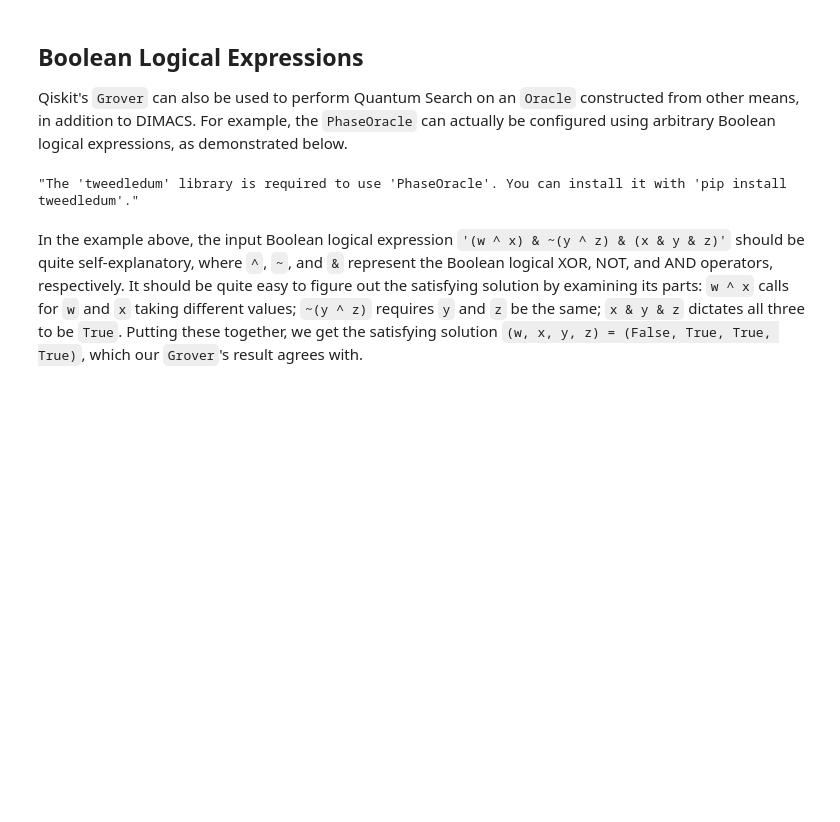
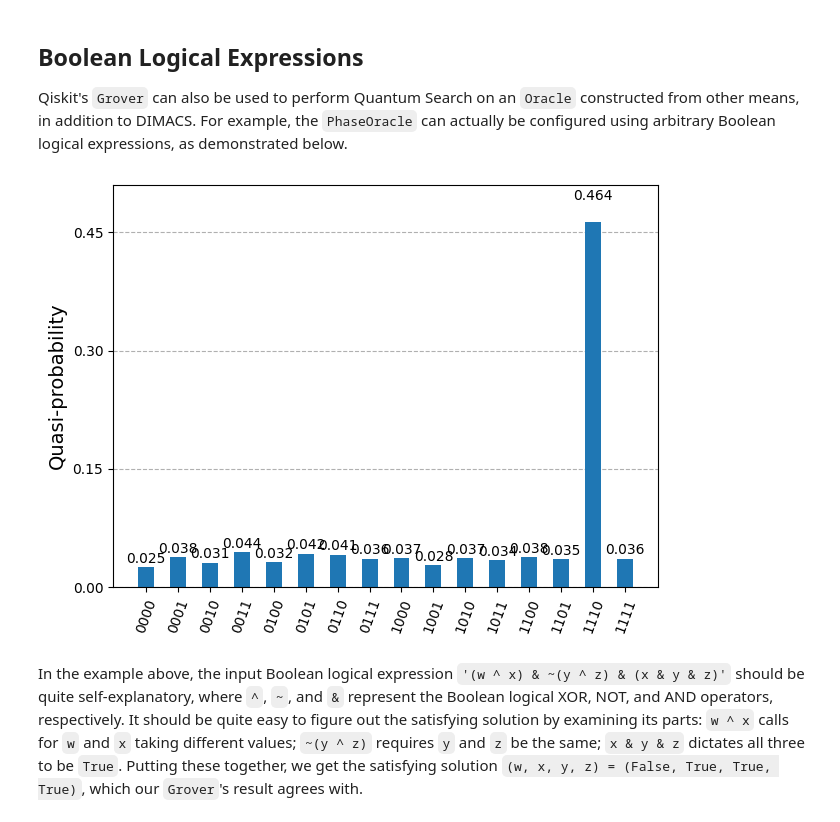
Before and after one commit to qiskit-community/qiskit-algorithms, a Jupyter notebook: docs/tutorials/07_grover_examples.ipynb, the cells around one changed output. Saved outputs shown, nothing was run; the diff lists cells and outputs as text; code cells hidden in the pictures; blank space fills up the shorter version.

Commit message:
Fixded second Grover tutorial

```diff
--- a/docs/tutorials/07_grover_examples.ipynb
+++ b/docs/tutorials/07_grover_examples.ipynb
@@ -31,19 +35,12 @@ Or, expressed using the DIMACS notation:
 
 With this example problem input, we then create the corresponding `oracle` for our `Grover` search. In particular, we use the `PhaseOracle` component, which supports parsing DIMACS-CNF format strings and constructing the corresponding oracle circuit. Note that the `PhaseOracle` requires the `tweedledum` library if you use Qiskit in a lower version than `2.0`.
 # %%
-import os
-import tempfile
 from qiskit.exceptions import MissingOptionalLibraryError
 from qiskit.circuit.library.phase_oracle import PhaseOracle
+from qiskit.synthesis.boolean.boolean_expression import BooleanExpression
 
-fp = tempfile.NamedTemporaryFile(mode="w+t", delete=False)
-fp.write(input_3sat_instance)
-file_name = fp.name
-fp.close()
 oracle = None
 try:
-    oracle = PhaseOracle.from_dimacs_file(file_name)
+    oracle = PhaseOracle(BooleanExpression.from_dimacs(input_3sat_instance).expression)
 except ImportError as ex:
     print(ex)
-finally:
-    os.remove(file_name)
@@ -61,9 +56,9 @@ if oracle is not None:
 We can then configure the backend and run the Grover instance to get the result:
 # %%
 from qiskit_algorithms import Grover
-from qiskit.primitives import Sampler
+from qiskit.primitives import StatevectorSampler
 
-grover = Grover(sampler=Sampler())
+grover = Grover(sampler=StatevectorSampler())
 result = None
 if problem is not None:
     result = grover.amplify(problem)
@@ -84,15 +83,15 @@ Qiskit's `Grover` can also be used to perform Quantum Search on an `Oracle` cons
 # %%
 expression = "(w ^ x) & ~(y ^ z) & (x & y & z)"
 try:
     oracle = PhaseOracle(expression)
     problem = AmplificationProblem(oracle, is_good_state=oracle.evaluate_bitstring)
-    grover = Grover(sampler=Sampler())
+    grover = Grover(sampler=StatevectorSampler())
     result = grover.amplify(problem)
     display(plot_histogram(result.circuit_results[0]))
 except MissingOptionalLibraryError as ex:
     print(ex)
 # %% [output]
-"The 'tweedledum' library is required to use 'PhaseOracle'. You can install it with 'pip install tweedledum'."
+[figure, added]
 # %% [markdown]
 In the example above, the input Boolean logical expression `'(w ^ x) & ~(y ^ z) & (x & y & z)'` should be quite self-explanatory, where `^`, `~`, and `&` represent the Boolean logical XOR, NOT, and AND operators, respectively. It should be quite easy to figure out the satisfying solution by examining its parts: `w ^ x` calls for `w` and `x` taking different values; `~(y ^ z)` requires `y` and `z` be the same; `x & y & z` dictates all three to be `True`. Putting these together, we get the satisfying solution `(w, x, y, z) = (False, True, True, True)`, which our `Grover`'s result agrees with.
 # %%
```
Also changed, not shown: parts of 6 cells of this notebook.
